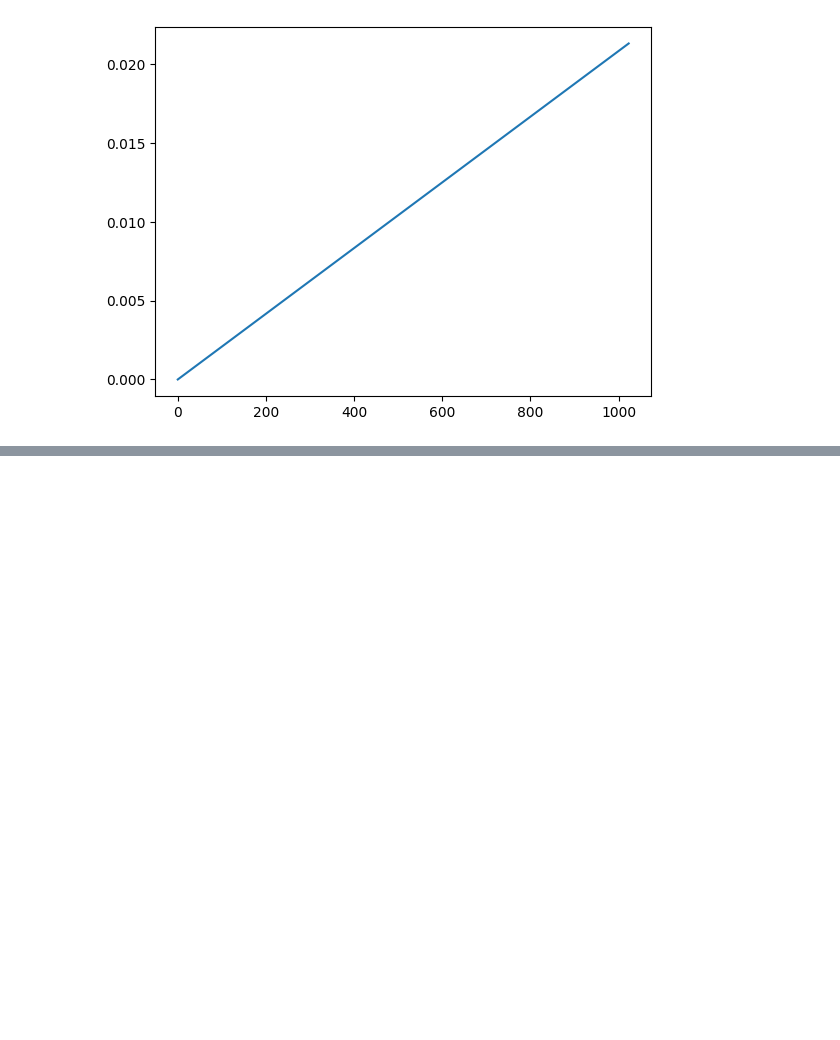
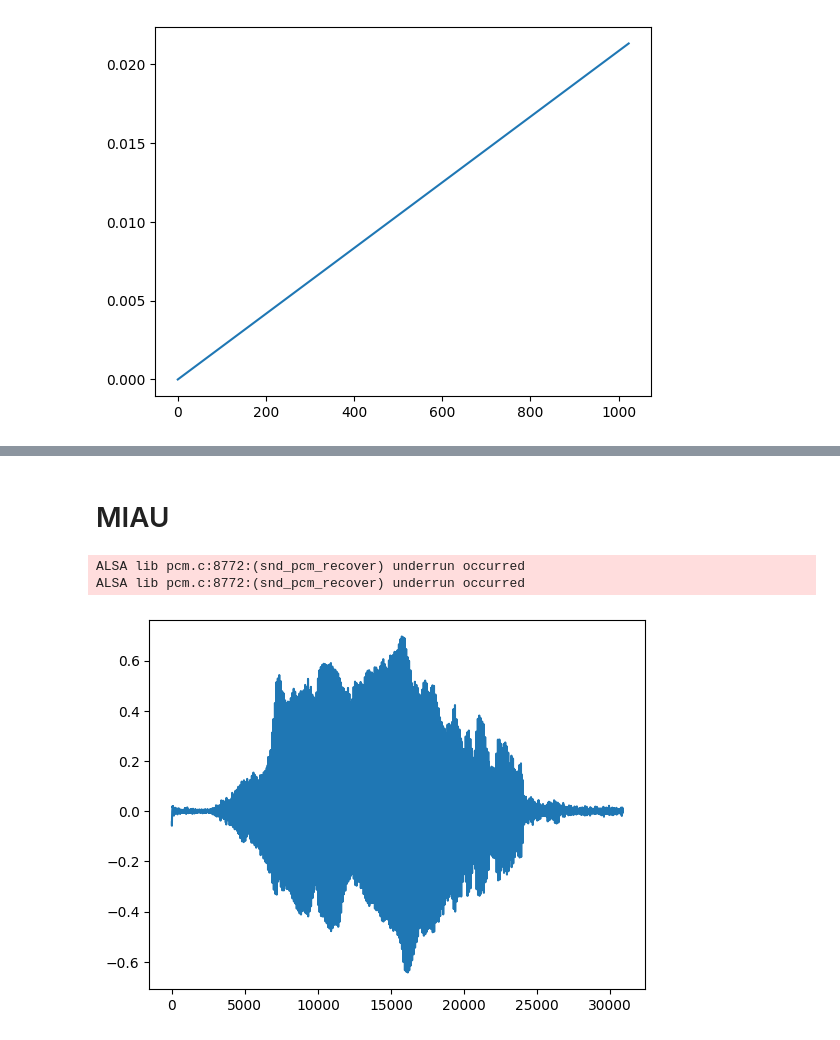
Before and after one commit to jperson4/Informatica-Musical, a Jupyter notebook: p5/p5.ipynb, the cells around one changed output, grey strips where cells are left out. Cells and saved outputs as stored; diff of their text form; code cells hidden in the pictures; blank space fills up the shorter version.

Commit message:
miau

```diff
--- a/p5/p5.ipynb
+++ b/p5/p5.ipynb
@@ -292,2 +299,14 @@ input = rsamp
 # %%
 input = None
+# %% [markdown]
+# MIAU
+# %%
+data, sr = librosa.load("miau.wav", sr=SRATE)
+plt.plot(data[:SRATE])
+# miau
+s = Sampler(C(880), data)
+input = s
+# %% [output]
+ALSA lib pcm.c:8772:(snd_pcm_recover) underrun occurred
+ALSA lib pcm.c:8772:(snd_pcm_recover) underrun occurred
+[figure, added]
```
Also changed, not shown: parts of 9 cells of this notebook, 6 other files.
